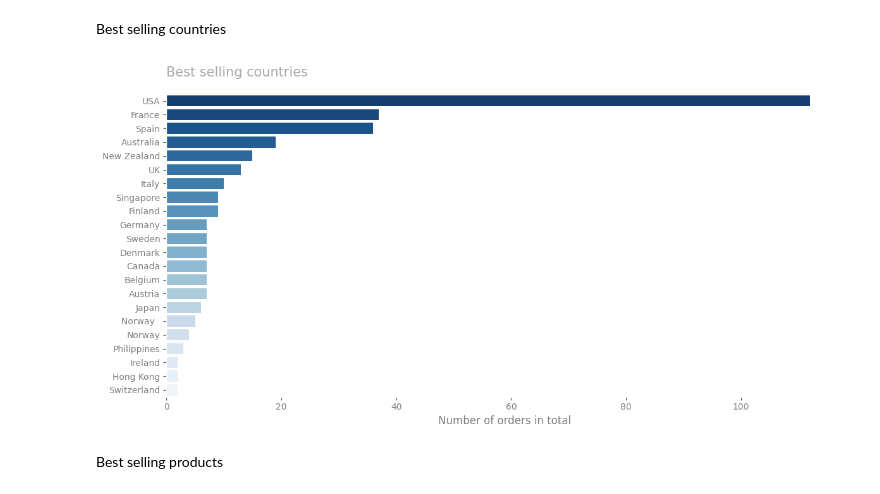
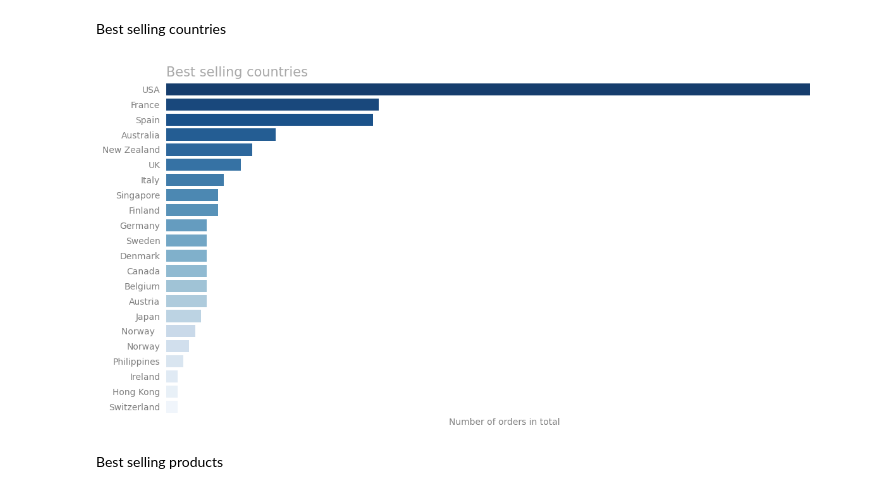
Before and after one commit to OgrodowskiJedrzej/Sales-Analysis, a Jupyter notebook: main.ipynb, the cells around one changed output. Drawn from its saved outputs; the diff is of its cells as text; code cells hidden in the pictures.

Commit message:
Fixes with some graphs

```diff
--- a/main.ipynb
+++ b/main.ipynb
@@ -64,28 +65,33 @@ Best selling countries
 # %%
 bestSellingCountries = pd.read_sql(
     """
     SELECT
         customers.country,
         COUNT(orders.orderNumber) AS totalOrders
     FROM customers
     INNER JOIN orders
     ON customers.customerNumber = orders.customerNumber
     GROUP BY customers.country
     ORDER BY totalOrders DESC
     """, connector)
 
 # Visualization of best selling countries
 plt.figure(figsize=(12,6))
 sns.barplot(y=bestSellingCountries["country"],x=bestSellingCountries["totalOrders"], palette='Blues_r')
-plt.title("Best selling countries", loc='left', fontsize=15, color='darkgrey',pad=20)
+plt.title("Best selling countries", loc='left', fontsize=15, color='darkgrey')
 plt.xlabel("Number of orders in total", color='grey')
-plt.xticks(color='grey')
+plt.xticks([])
 plt.ylabel(None)
 plt.yticks(color='grey')
+plt.tick_params(axis='y', left=False)
+plt.rcParams['axes.spines.left'] = False
+plt.rcParams['axes.spines.right'] = False
+plt.rcParams['axes.spines.top'] = False
+plt.rcParams['axes.spines.bottom'] = False
 plt.tight_layout()
 plt.show()
 # %% [output]
-[figure, old version]
+[figure, new version]
 # %% [markdown]
 Best selling products
 # %%
```
Also changed, not shown: parts of 4 cells of this notebook.
